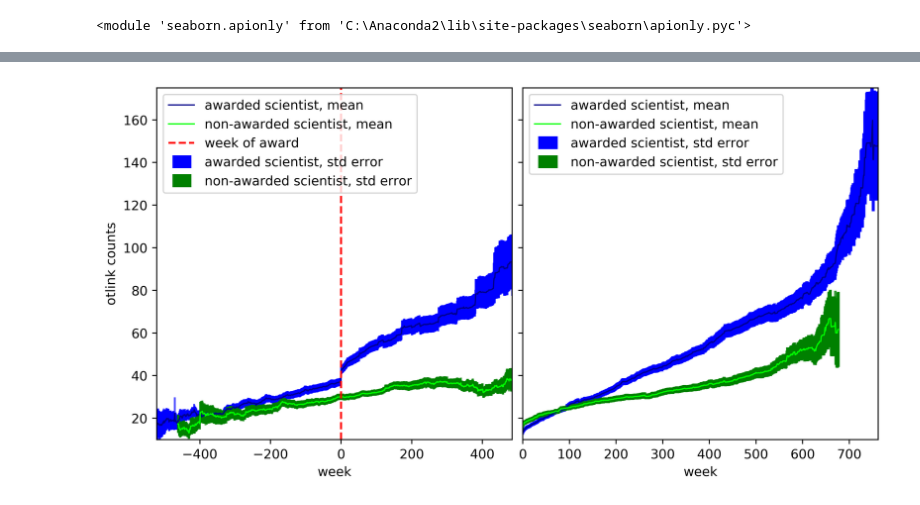
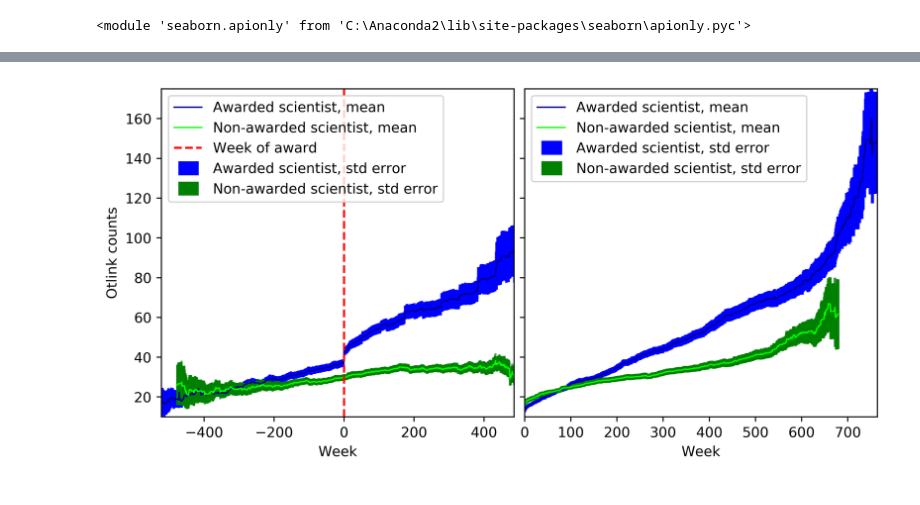
Before and after one commit to gesiscss/scientists-analysis-wikipedia, a Jupyter notebook: Analyze outlink counts over time.ipynb, the cells around one changed output, grey strips where cells are left out. Drawn from its saved outputs; the diff is of its cells as text; code cells hidden in the pictures.

```diff
--- a/Analyze outlink counts over time.ipynb
+++ b/Analyze outlink counts over time.ipynb
@@ -632,3 +597,9 @@ memory usage: 29.9 KB
+# %%
+#load
+#df_s_w_st_aw
+#df_s_w_st_naw
+df_s_w_st_aw=pd.DataFrame.from_csv("data/awarded_inf_supply_outlinks_data_forplot.csv",sep="\t")
+df_s_w_st_naw=pd.DataFrame.from_csv("data/non-awarded_inf_supply_outlinks_data_forplot.csv",sep="\t")
 # %%
 from matplotlib.container import ErrorbarContainer
 from matplotlib.legend_handler import HandlerErrorbar
@@ -678,46 +649,47 @@ plt.show()
 # %%
 from matplotlib.container import ErrorbarContainer
 from matplotlib.legend_handler import HandlerErrorbar
 
-fig, (ax0, ax1) = plt.subplots(ncols=2, sharey=True,figsize=[10,5],dpi=500)
+fig, (ax0, ax1) = plt.subplots(ncols=2, sharey=True,figsize=[8,4],dpi=500)
 ax0.errorbar(df_s_w_st_aw.index.values, df_s_w_st_aw.mean_w, df_s_w_st_aw.std_1,c="b",alpha=0.7,#lw=2,
-             linestyle='None',label="awarded scientist, std error")#,label='_nolegend_')
-ax0.plot(df_s_w_st_aw.index.values, df_s_w_st_aw.mean_w,"darkblue",linewidth = 1,label="awarded scientist, mean")
+             linestyle='None',label="Awarded scientist, std error")#,label='_nolegend_')
+ax0.plot(df_s_w_st_aw.index.values, df_s_w_st_aw.mean_w,"darkblue",linewidth = 1,label="Awarded scientist, mean")
 ax0.set_xlim(df_s_w_st_aw.iloc[0].name,df_s_w_st_aw.iloc[-1].name)
 ax0.set_ylim(10,175)
-ax0.set_xlabel("week")
-ax0.set_ylabel("otlink counts")
+ax0.set_xlabel("Week")
+ax0.set_ylabel("Otlink counts")
 #ax0.set_title("Length of article; 0 week is the week of award")
 
 
 ax0.errorbar(df_s_w_st_naw.index.values, df_s_w_st_naw.mean_w, df_s_w_st_naw.std_1,c="green",alpha=0.7,#lw=2,
-             linestyle='None',label="non-awarded scientist, std error")#label='_nolegend_'
-ax0.plot(df_s_w_st_naw.index.values, df_s_w_st_naw.mean_w,"lime",linewidth = 1,label="non-awarded scientist, mean")
-ax0.plot([0,0],[10,175],"r--",label="week of award")
+             linestyle='None',label="Non-awarded scientist, std error")#label='_nolegend_'
+ax0.plot(df_s_w_st_naw.index.values, df_s_w_st_naw.mean_w,"lime",linewidth = 1,label="Non-awarded scientist, mean")
+ax0.plot([0,0],[10,175],"r--",label="Week of award")
 leg=ax0.legend(loc=2,handler_map={ErrorbarContainer: HandlerErrorbar(numpoints=15,xpad=0.1)})
 for lh in leg.legendHandles:
     lh.set_alpha(1)
 
 
 
-
 ax1.errorbar(df_s_w_st.index.values, df_s_w_st.mean_w, df_s_w_st.std_1,c="b",alpha=0.8,lw=2,
-             linestyle='None',label="awarded scientist, std error")#,label='_nolegend_')
-ax1.plot(df_s_w_st.index.values, df_s_w_st.mean_w,"darkblue",linewidth = 1,label="awarded scientist, mean")
+             linestyle='None',label="Awarded scientist, std error")#
+ax1.plot(df_s_w_st.index.values, df_s_w_st.mean_w,"darkblue",linewidth = 1,label="Awarded scientist, mean")
 ax1.errorbar(df_b_w_st.index.values, df_b_w_st.mean_w, df_b_w_st.std_1,c="green",alpha=0.8,lw=2,
-             linestyle='None',label="non-awarded scientist, std error")#label='_nolegend_'
-ax1.plot(df_b_w_st.index.values, df_b_w_st.mean_w,"lime",linewidth = 1,label="non-awarded scientist, mean")
+             linestyle='None',label="Non-awarded scientist, std error")#
+ax1.plot(df_b_w_st.index.values, df_b_w_st.mean_w,"lime",linewidth = 1,label="Non-awarded scientist, mean")
 #ax1.legend(loc=2)
 leg=ax1.legend(loc=2,handler_map={ErrorbarContainer: HandlerErrorbar(numpoints=15,xpad=0.1)})
 for lh in leg.legendHandles:
     lh.set_alpha(1)
 ax1.set_xlim(df_s_w_st.iloc[0].name,df_s_w_st.iloc[-1].name)
-ax1.set_xlabel("week")
+ax1.set_xlabel("Week")
 #plt.ylabel("word counts")
 #ax1.set_title('Length of article; 0 week is the week when the article about scientists was created')
 
+
+plt.tight_layout()
 plt.subplots_adjust(wspace=0.03, hspace=0.03)
-#plt.tight_layout()
+plt.savefig("plots/outlink_count.pdf",dpi=500)
 plt.show()
 # %% [output]
-[figure, old version]
+[figure, new version]
```
Also changed, not shown: parts of 12 cells of this notebook, 2 other files.
